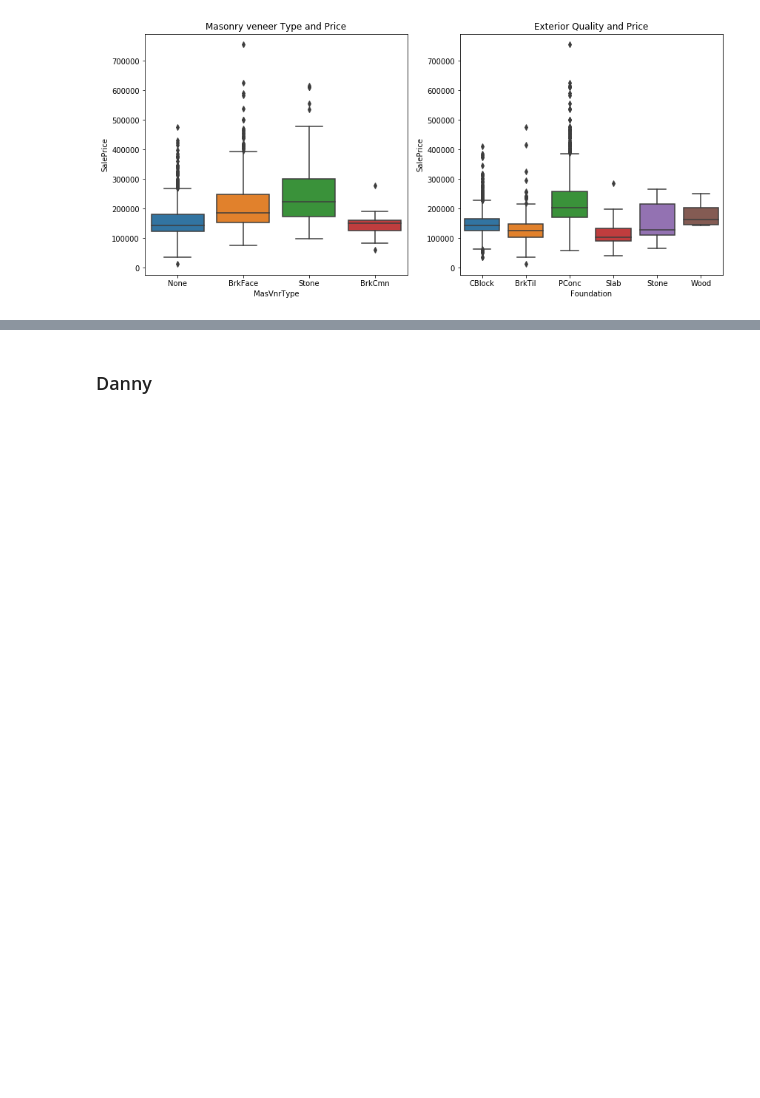
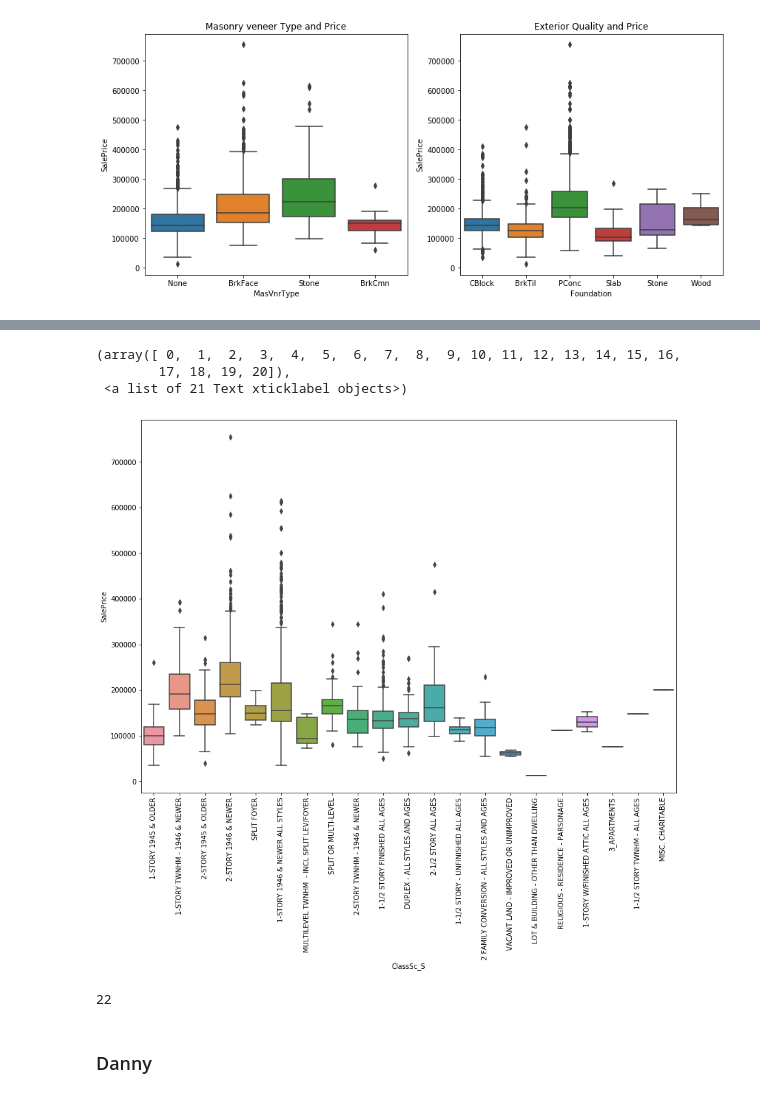
Before and after one commit to danieljinchoy/ames_housing_ml, a Jupyter notebook: EDA.ipynb, the cells around one changed output, grey strips where cells are left out. Cells and saved outputs as stored; diff of their text form; code cells hidden in the pictures; blank space fills up the shorter version.

```diff
--- a/EDA.ipynb
+++ b/EDA.ipynb
@@ -105,3 +105,16 @@ sns.regplot(x = 'num_bathroom', y = 'SalePrice', data = housing)
+# %%
+plt.figure(figsize = (14,10))
+sns.boxplot(x = 'ClassSc_S', y = 'SalePrice', data = ames_df)
+plt.xticks(rotation=90)
+# %% [output]
+(array([ 0,  1,  2,  3,  4,  5,  6,  7,  8,  9, 10, 11, 12, 13, 14, 15, 16,
+        17, 18, 19, 20]),
+ <a list of 21 Text xticklabel objects>)
+[figure, added]
+# %%
+len(pd.unique(ames_df['ClassSc_S']))
+# %% [output]
+22
 # %% [markdown]
 ### Danny
 # %%
```
Also changed, not shown: parts of 5 cells of this notebook, 1 other file.
